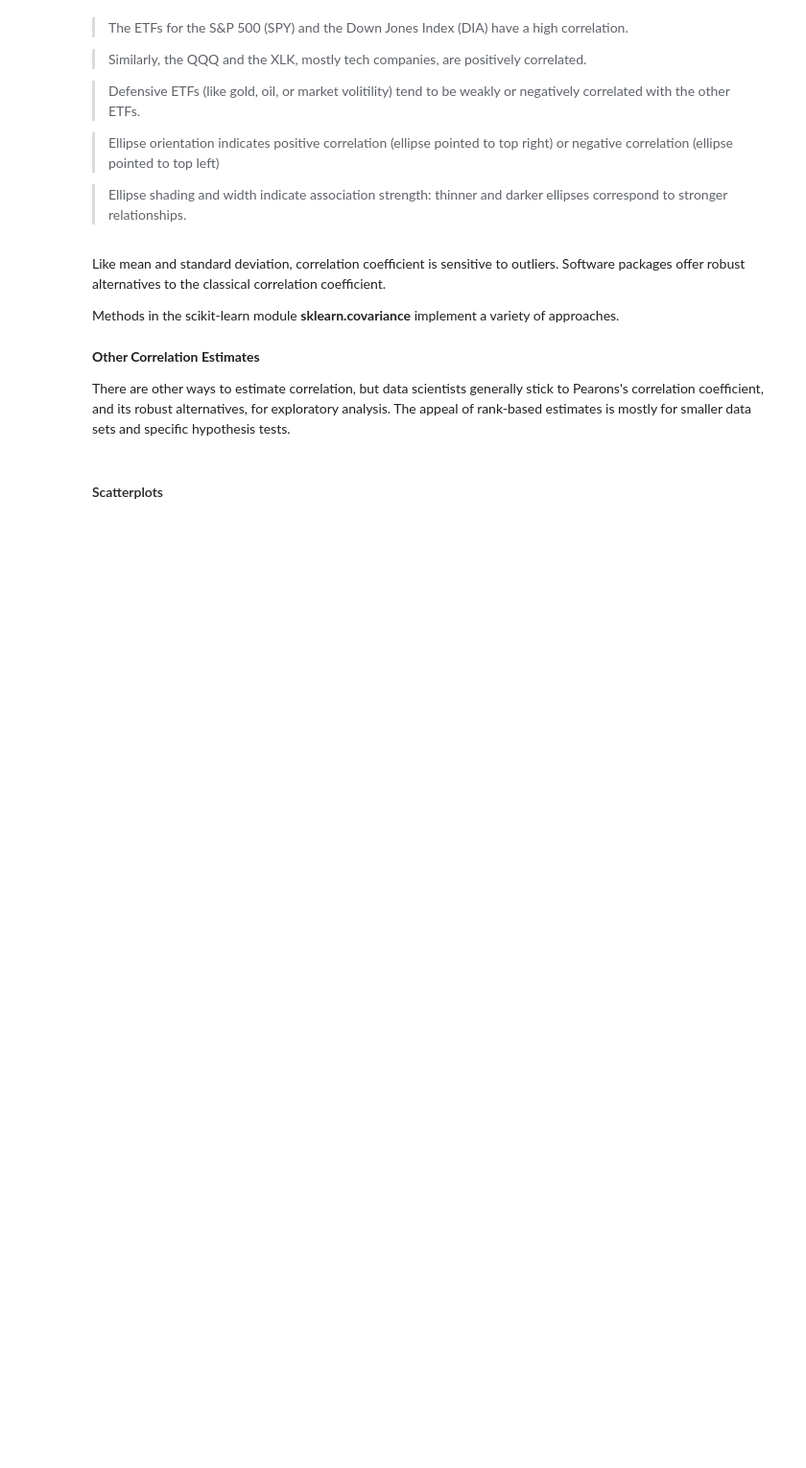
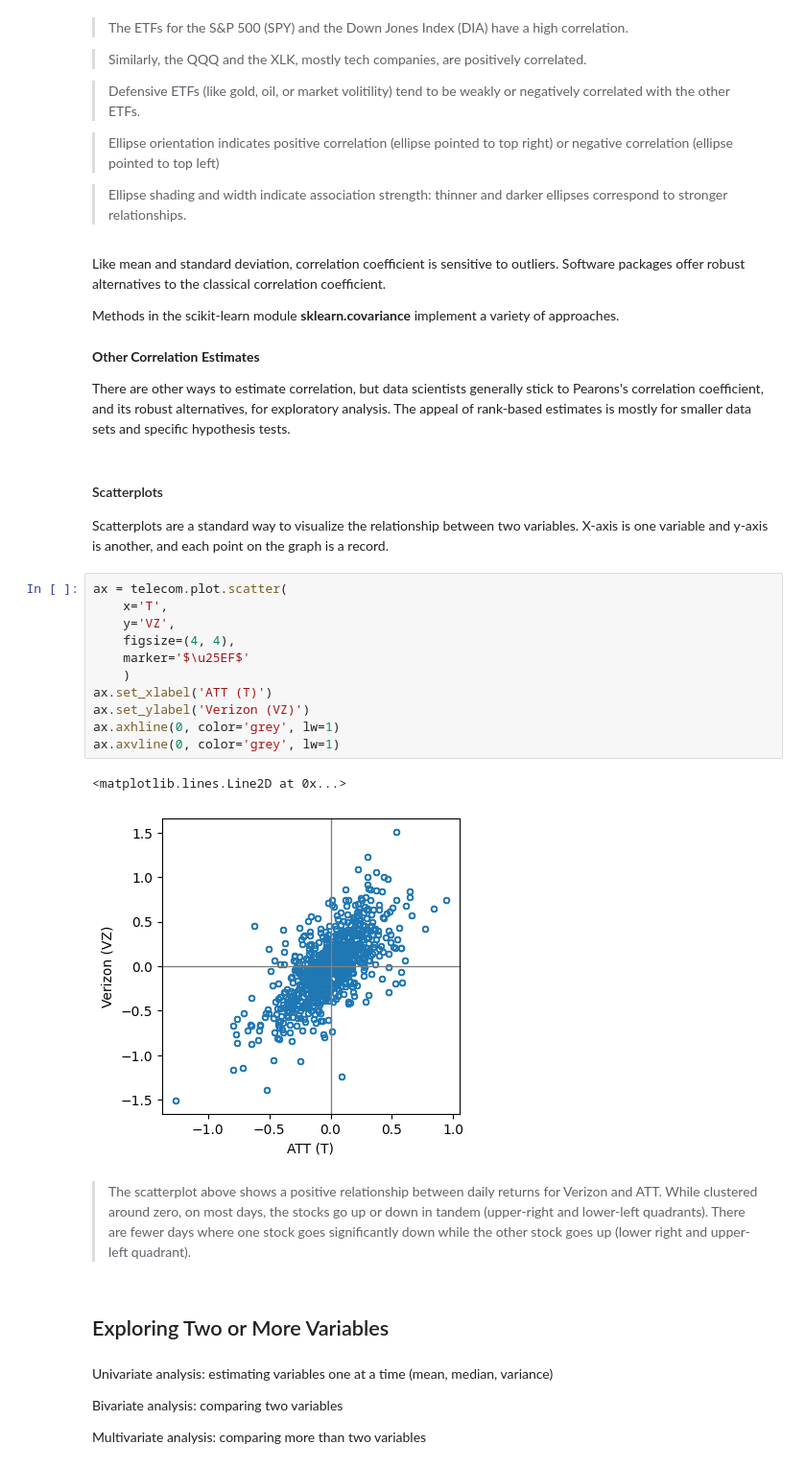
Before and after one commit to brian-vu-nguyen/practical_statistics_for_data_scientists, a Jupyter notebook: notebooks/chapter_1.ipynb, the cells around one changed output. Shown: that part at 96% size. Cells and saved outputs as stored; diff of their text form; blank space fills up the shorter version.

```diff
--- a/notebooks/chapter_1.ipynb
+++ b/notebooks/chapter_1.ipynb
@@ -684,5 +684,31 @@ Methods in the scikit-learn module **sklearn.covariance** implement a variety of
 **Other Correlation Estimates**
 
 There are other ways to estimate correlation, but data scientists generally stick to Pearons's correlation coefficient, and its robust alternatives, for exploratory analysis. The appeal of rank-based estimates is mostly for smaller data sets and specific hypothesis tests.
-# %% [markdown]
-#### Scatterplots
+# %% [markdown]
+#### Scatterplots
+
+Scatterplots are a standard way to visualize the relationship between two variables. X-axis is one variable and y-axis is another, and each point on the graph is a record.
+# %%
+ax = telecom.plot.scatter(
+    x='T',
+    y='VZ',
+    figsize=(4, 4),
+    marker='$\u25EF$'
+    )
+ax.set_xlabel('ATT (T)')
+ax.set_ylabel('Verizon (VZ)')
+ax.axhline(0, color='grey', lw=1)
+ax.axvline(0, color='grey', lw=1)
+# %% [output]
+<matplotlib.lines.Line2D at 0x...>
+[figure, added]
+# %% [markdown]
+>The scatterplot above shows a positive relationship between daily returns for Verizon and ATT. While clustered around zero, on most days, the stocks go up or down in tandem (upper-right and lower-left quadrants). There are fewer days where one stock goes significantly down while the other stock goes up (lower right and upper-left quadrant).
+# %% [markdown]
+## Exploring Two or More Variables
+# %% [markdown]
+Univariate analysis: estimating variables one at a time (mean, median, variance)
+
+Bivariate analysis: comparing two variables
+
+Multivariate analysis: comparing more than two variables
```
Also changed, not shown: parts of 25 cells of this notebook.
